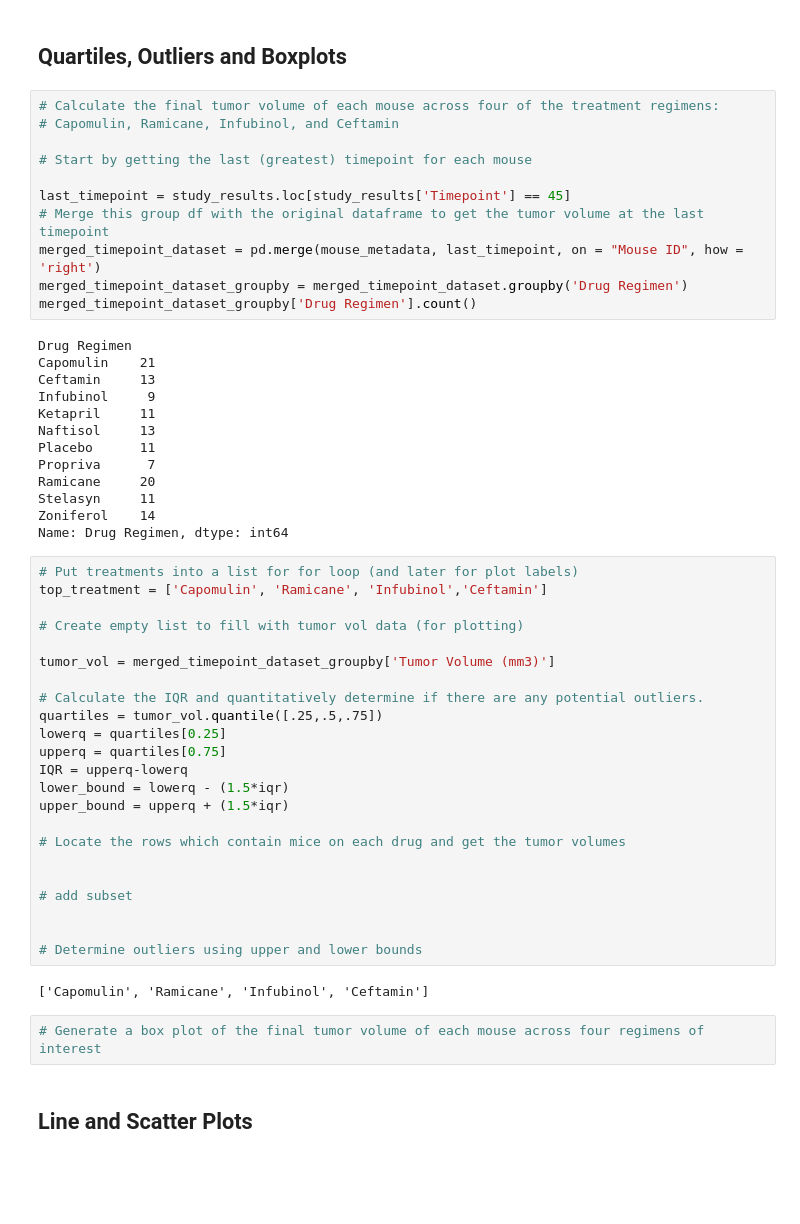
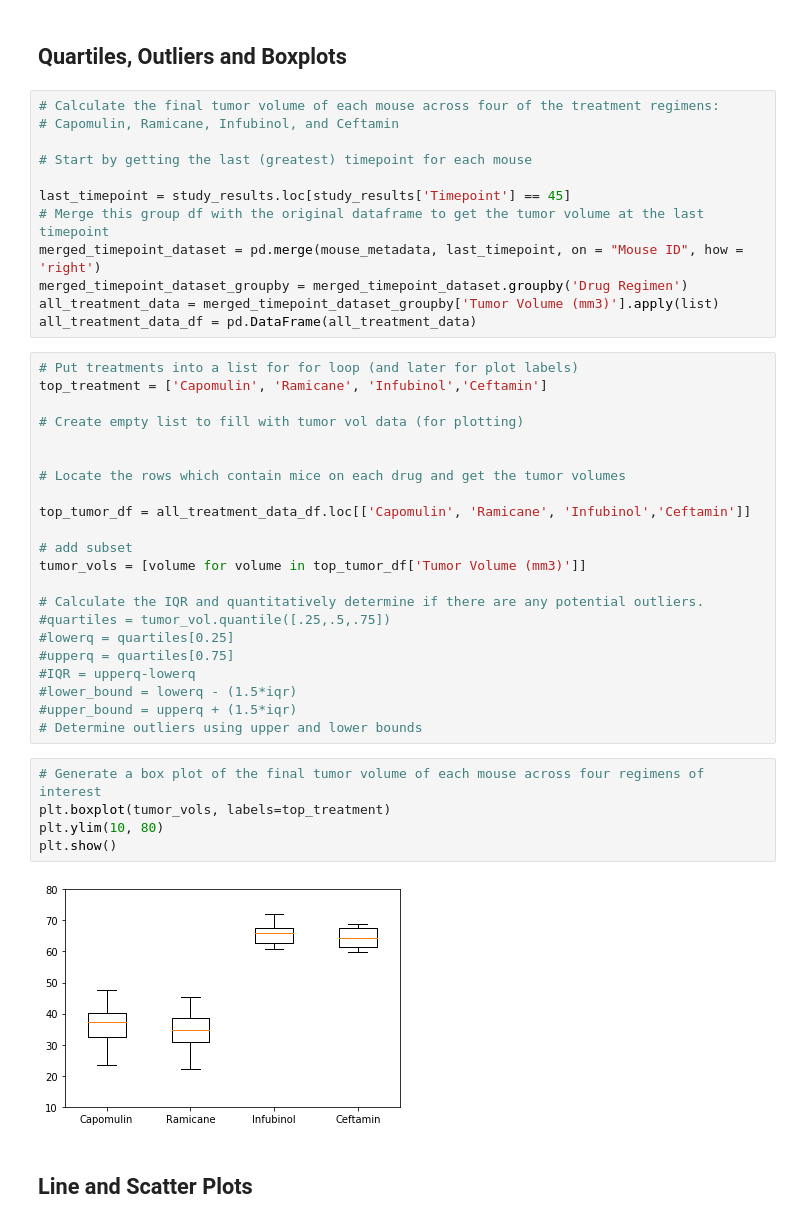
Before and after one commit to 22OVERSooN/Matplotlib_challenge, a Jupyter notebook: pymaceuticals_starter.ipynb, the cells around one changed output. Saved outputs shown, nothing was run; the diff lists cells and outputs as text; blank space fills up the shorter version.

```diff
--- a/pymaceuticals_starter.ipynb
+++ b/pymaceuticals_starter.ipynb
@@ -215,47 +215,37 @@ last_timepoint = study_results.loc[study_results['Timepoint'] == 45]
 # Merge this group df with the original dataframe to get the tumor volume at the last timepoint
 merged_timepoint_dataset = pd.merge(mouse_metadata, last_timepoint, on = "Mouse ID", how = 'right')
 merged_timepoint_dataset_groupby = merged_timepoint_dataset.groupby('Drug Regimen')
-merged_timepoint_dataset_groupby['Drug Regimen'].count()
+all_treatment_data = merged_timepoint_dataset_groupby['Tumor Volume (mm3)'].apply(list)
+all_treatment_data_df = pd.DataFrame(all_treatment_data)
-# %% [output]
-Drug Regimen
-Capomulin    21
-Ceftamin     13
-Infubinol     9
-Ketapril     11
-Naftisol     13
-Placebo      11
-Propriva      7
-Ramicane     20
-Stelasyn     11
-Zoniferol    14
-Name: Drug Regimen, dtype: int64
 # %%
 # Put treatments into a list for for loop (and later for plot labels)
 top_treatment = ['Capomulin', 'Ramicane', 'Infubinol','Ceftamin']
 
 # Create empty list to fill with tumor vol data (for plotting)
 
-tumor_vol = merged_timepoint_dataset_groupby['Tumor Volume (mm3)']
-
-# Calculate the IQR and quantitatively determine if there are any potential outliers.
-quartiles = tumor_vol.quantile([.25,.5,.75])
-lowerq = quartiles[0.25]
-upperq = quartiles[0.75]
-IQR = upperq-lowerq
-lower_bound = lowerq - (1.5*iqr)
-upper_bound = upperq + (1.5*iqr)
 
 # Locate the rows which contain mice on each drug and get the tumor volumes
 
+top_tumor_df = all_treatment_data_df.loc[['Capomulin', 'Ramicane', 'Infubinol','Ceftamin']]
 
 # add subset
+tumor_vols = [volume for volume in top_tumor_df['Tumor Volume (mm3)']]
 
-
+# Calculate the IQR and quantitatively determine if there are any potential outliers.
+#quartiles = tumor_vol.quantile([.25,.5,.75])
+#lowerq = quartiles[0.25]
+#upperq = quartiles[0.75]
+#IQR = upperq-lowerq
+#lower_bound = lowerq - (1.5*iqr)
+#upper_bound = upperq + (1.5*iqr)
 # Determine outliers using upper and lower bounds
-# %% [output]
-['Capomulin', 'Ramicane', 'Infubinol', 'Ceftamin']
 # %%
 # Generate a box plot of the final tumor volume of each mouse across four regimens of interest
+plt.boxplot(tumor_vols, labels=top_treatment)
+plt.ylim(10, 80)
+plt.show()
+# %% [output]
+[figure, added]
 # %% [markdown]
 ## Line and Scatter Plots
 # %%
```
Also changed, not shown: parts of 1 cell of this notebook.
